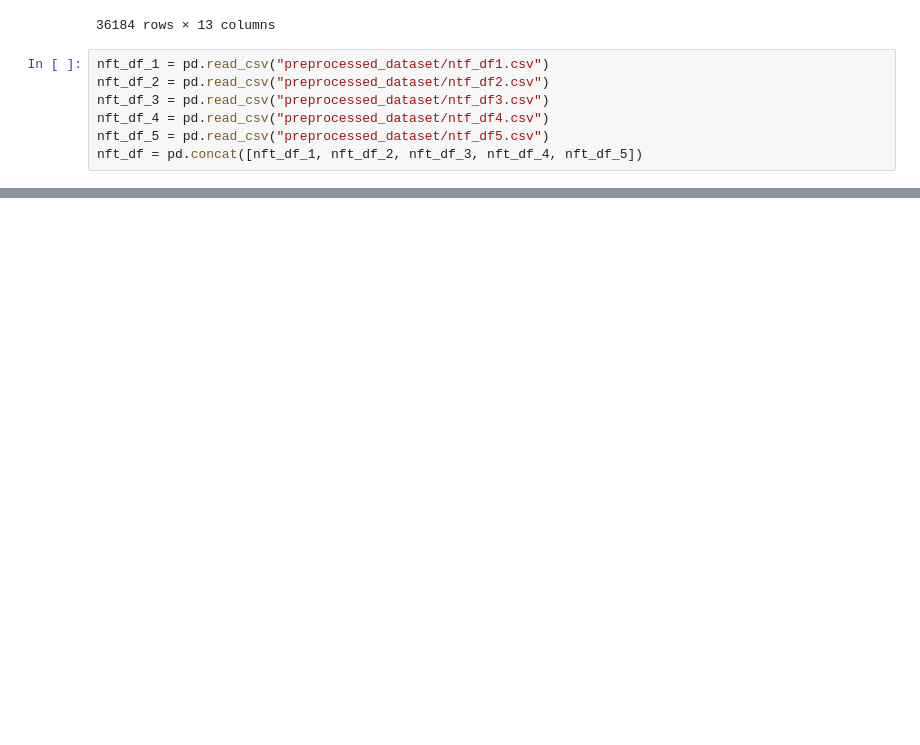
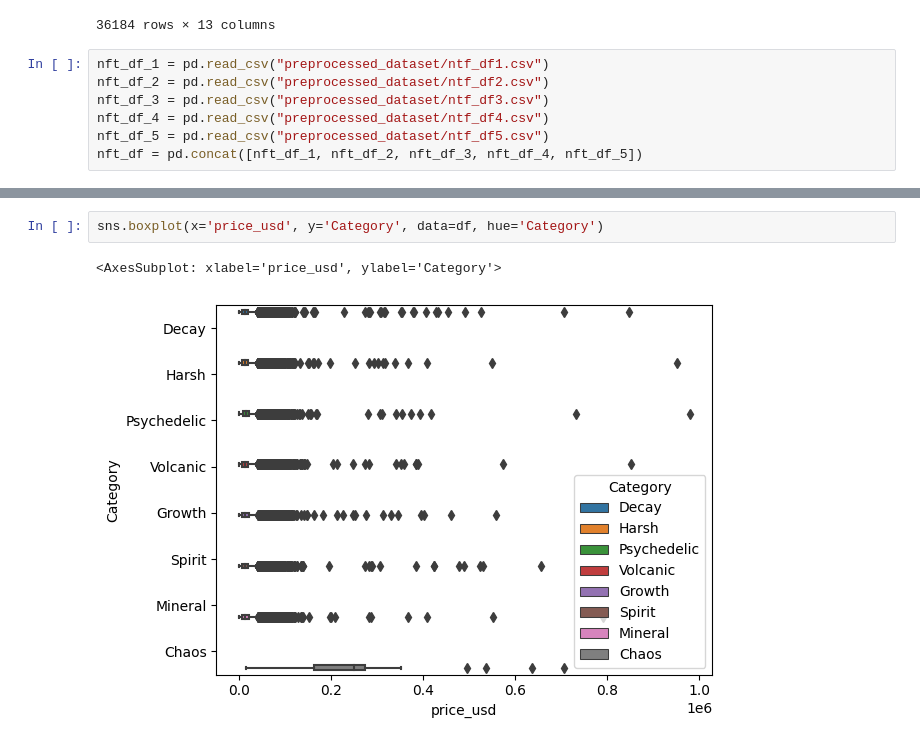
Before and after one commit to DaG0ng/Otherdeed_Price_Prediction, a Jupyter notebook: Data_Exploration_Wenhao Zhang.ipynb, the cells around one changed output, grey strips where cells are left out. Cells and saved outputs as stored; diff of their text form; blank space fills up the shorter version.

Commit message:
Update Data_Exploration_Wenhao Zhang.ipynb
EDA的代码都在里边啦

```diff
--- a/Data_Exploration_Wenhao Zhang.ipynb
+++ b/Data_Exploration_Wenhao Zhang.ipynb
@@ -107,0 +352,5 @@ nft_df[nft_df['last_price'].isnull()]
+# %%
+sns.boxplot(x='price_usd', y='Category', data=df, hue='Category')
+# %% [output]
+<AxesSubplot: xlabel='price_usd', ylabel='Category'>
+[figure, added]
```
Also changed, not shown: parts of 43 cells of this notebook.
